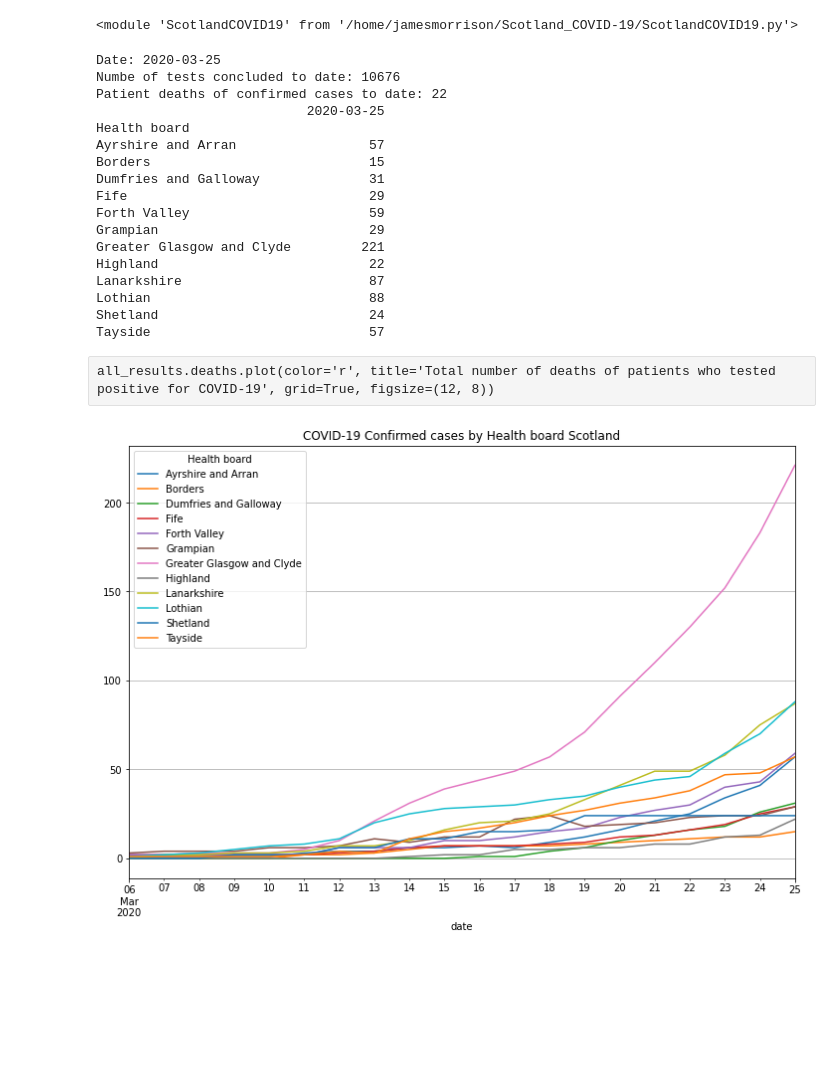
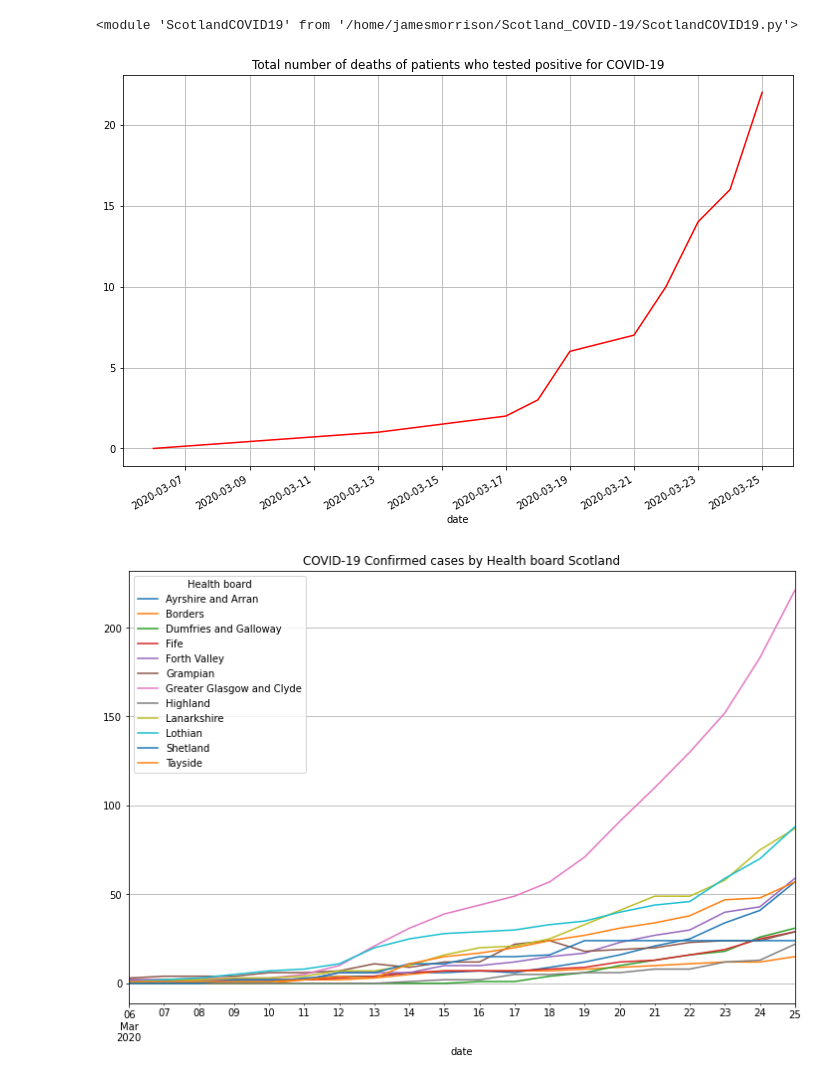
Before and after one commit to seumasmorrison/Scotland_COVID-19, a Jupyter notebook: Scotland_COVID-19.ipynb, the cells around one changed output. Saved outputs shown, nothing was run; the diff lists cells and outputs as text; code cells hidden in the pictures; blank space fills up the shorter version.

```diff
--- a/Scotland_COVID-19.ipynb
+++ b/Scotland_COVID-19.ipynb
@@ -219,23 +168,3 @@ Name: Tests concluded, dtype: float64
 reload(ScotlandCOVID19)
 # %% [output]
 <module 'ScotlandCOVID19' from '/home/jamesmorrison/Scotland_COVID-19/ScotlandCOVID19.py'>
-# %%
-results[-1]
-# %% [output]
-Date: 2020-03-25
-Numbe of tests concluded to date: 10676
-Patient deaths of confirmed cases to date: 22
-                           2020-03-25
-Health board
-Ayrshire and Arran                 57
-Borders                            15
-Dumfries and Galloway              31
-Fife                               29
-Forth Valley                       59
-Grampian                           29
-Greater Glasgow and Clyde         221
-Highland                           22
-Lanarkshire                        87
-Lothian                            88
-Shetland                           24
-Tayside                            57
@@ -244,5 +171,8 @@ from importlib import reload
-# %% [raw]
-all_results.deaths.plot(color='r', title='Total number of deaths of patients who tested positive for COVID-19', grid=True, figsize=(12, 8))
+# %%
+all_results.deaths.plot(color='r', title='Total number of deaths of patients who tested positive for COVID-19', grid=True, figsize=(12, 8))
+plt.savefig('output/number_of_deaths_of_those_who_tested_positive.png')
+# %% [output]
+[figure, added]
 # %%
 all_results.counts.plot(figsize=(12,8), title='COVID-19 Confirmed cases by Health board Scotland', grid=True)
 plt.savefig('output/confirmed_cases_by_health_board_time_series.png')
```
Also changed, not shown: parts of 32 cells of this notebook, 28 other files.
